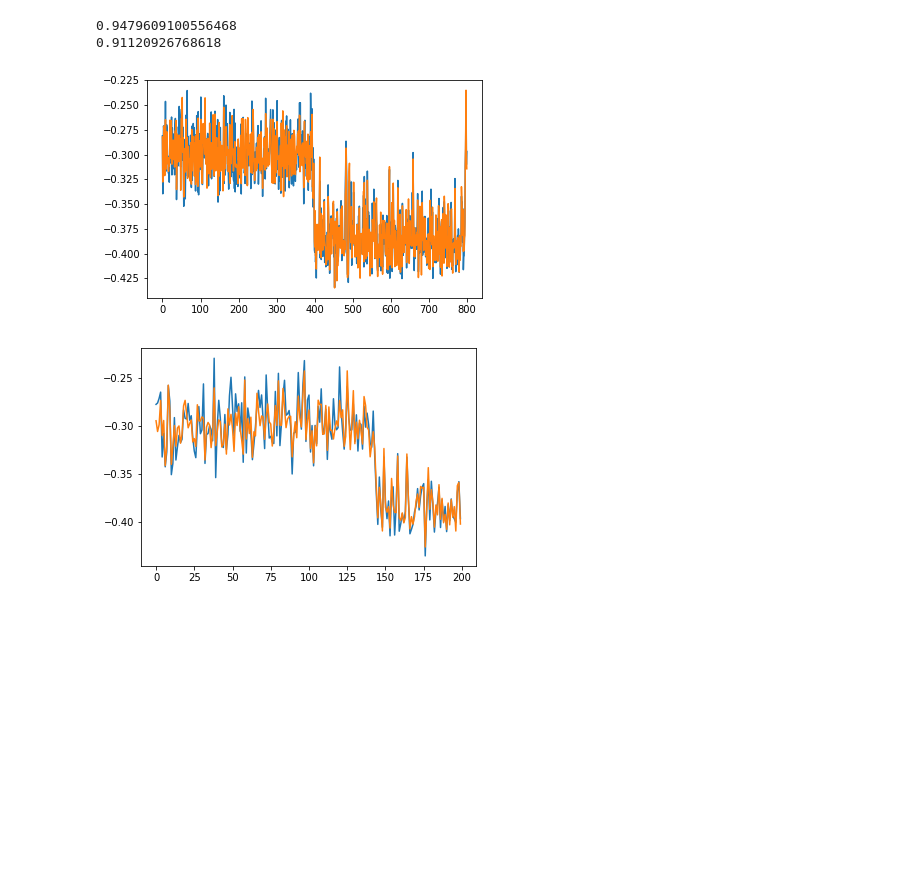
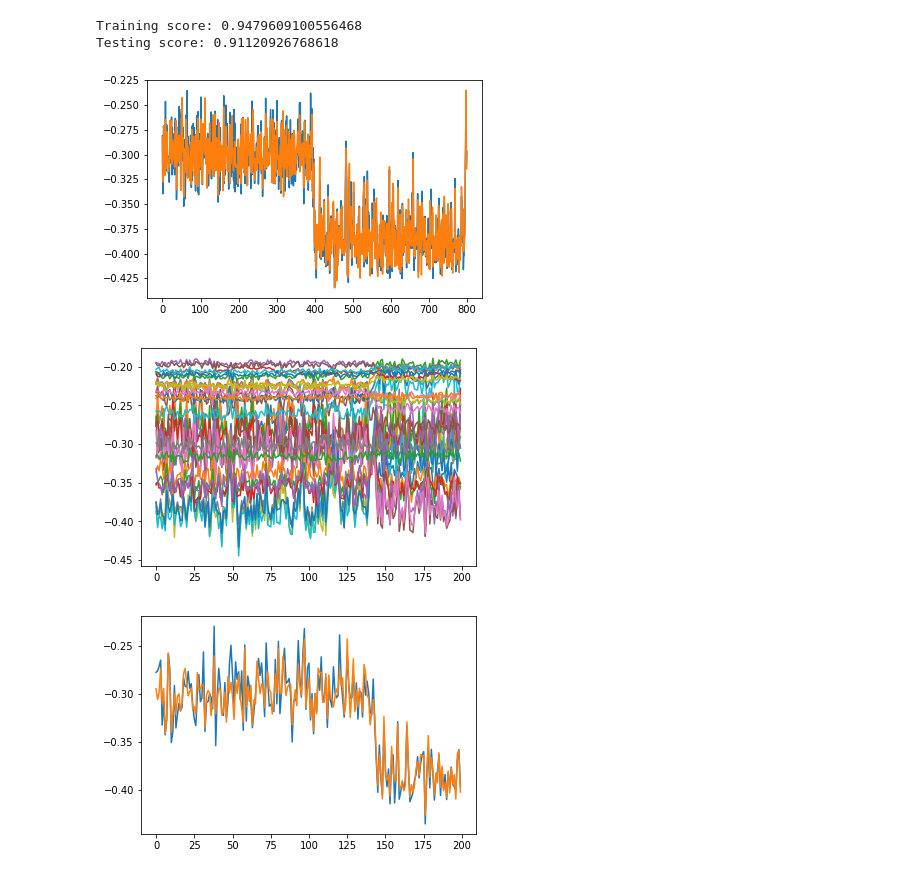
Before and after one commit to ishaanj1/predictive-aerodynamics, a Jupyter notebook: run1_Re2_3E5.ipynb, the cells around one changed output. Drawn from its saved outputs; the diff is of its cells as text; code cells hidden in the pictures; blank space fills up the shorter version.

```diff
--- a/run1_Re2_3E5.ipynb
+++ b/run1_Re2_3E5.ipynb
@@ -42,28 +35,32 @@ model = linear_model.LinearRegression()
-# %%
-# Predict BF6 using all other ports
-data_1 = data_runs[0]
-training_X_1 = data_1.iloc[:800, :].drop(labels='BF6', axis='columns')
-training_y_1 = data_1.iloc[:800, :].loc[:, 'BF6']
-testing_X_1 = data_1.iloc[800:, :].drop(labels='BF6', axis='columns')
-testing_y_1 = data_1.iloc[800:, :].loc[:, 'BF6']
-model.fit(training_X_1, training_y_1)
-print(model.score(training_X_1, training_y_1))
-print(model.score(testing_X_1, testing_y_1))
-# %% [output]
-0.9479609100556468
-0.91120926768618
-# %%
-import matplotlib.pyplot as plt
-plt.plot(np.arange(800), training_y_1)
-prediction = model.predict(training_X_1)
-plt.plot(np.arange(800), prediction)
-plt.show()
-# %% [output]
-[figure, removed]
-# %%
-plt.plot(np.arange(200), testing_y_1)
-prediction = model.predict(testing_X_1)
-plt.plot(np.arange(200), prediction)
-plt.show()
-# %% [output]
-[figure, removed]
+# %%
+def linear_regression(data, dropped_labels):
+    split = (int)(len(data) * .8)
+    training_X = data.iloc[:split, :].drop(labels=dropped_labels, axis='columns')
+    training_y = data.iloc[:split, :].loc[:, 'BF6']
+    testing_X = data.iloc[split:, :].drop(labels=dropped_labels, axis='columns')
+    testing_y = data.iloc[split:, :].loc[:, 'BF6']
+    model.fit(training_X, training_y)
+    print(f'Training score: {model.score(training_X, training_y)}')
+    print(f'Testing score: {model.score(testing_X, testing_y)}')
+
+    plt.plot(np.arange(split), training_y)
+    prediction = model.predict(training_X)
+    plt.plot(np.arange(split), prediction)
+    plt.show()
+
+    plt.plot(np.arange(len(data) - split), testing_X)
+    plt.show()
+
+    plt.plot(np.arange(len(data) - split), testing_y)
+    prediction = model.predict(testing_X)
+    plt.plot(np.arange(len(data) - split), prediction)
+    plt.show()
+# %%
+# Predict BF6 using all other ports
+linear_regression(data=data_runs[0], dropped_labels='BF6')
+# %% [output]
+Training score: 0.9479609100556468
+Testing score: 0.91120926768618
+[figure, added]
+[figure, added]
+[figure, added]
```
Also changed, not shown: parts of 15 cells of this notebook.
